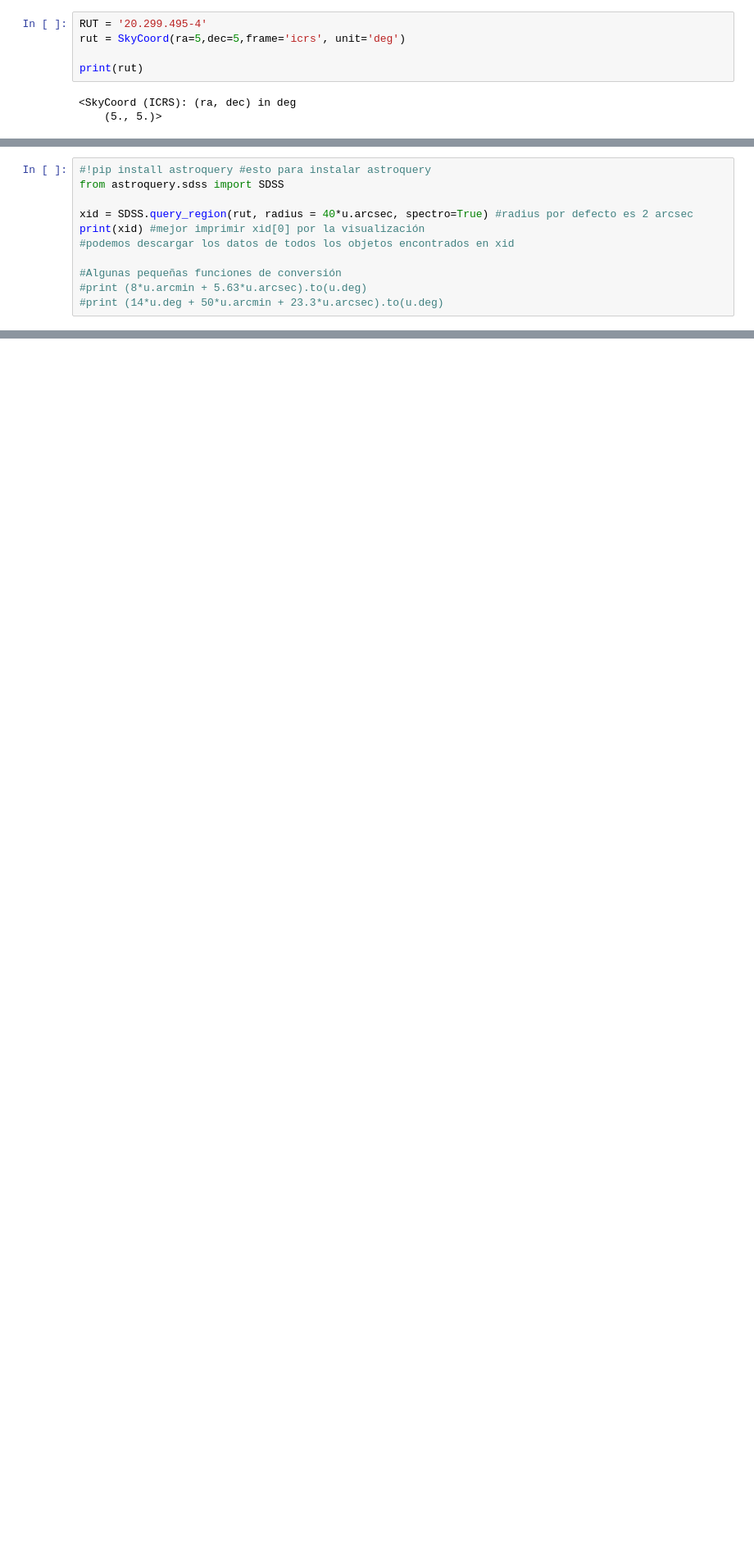
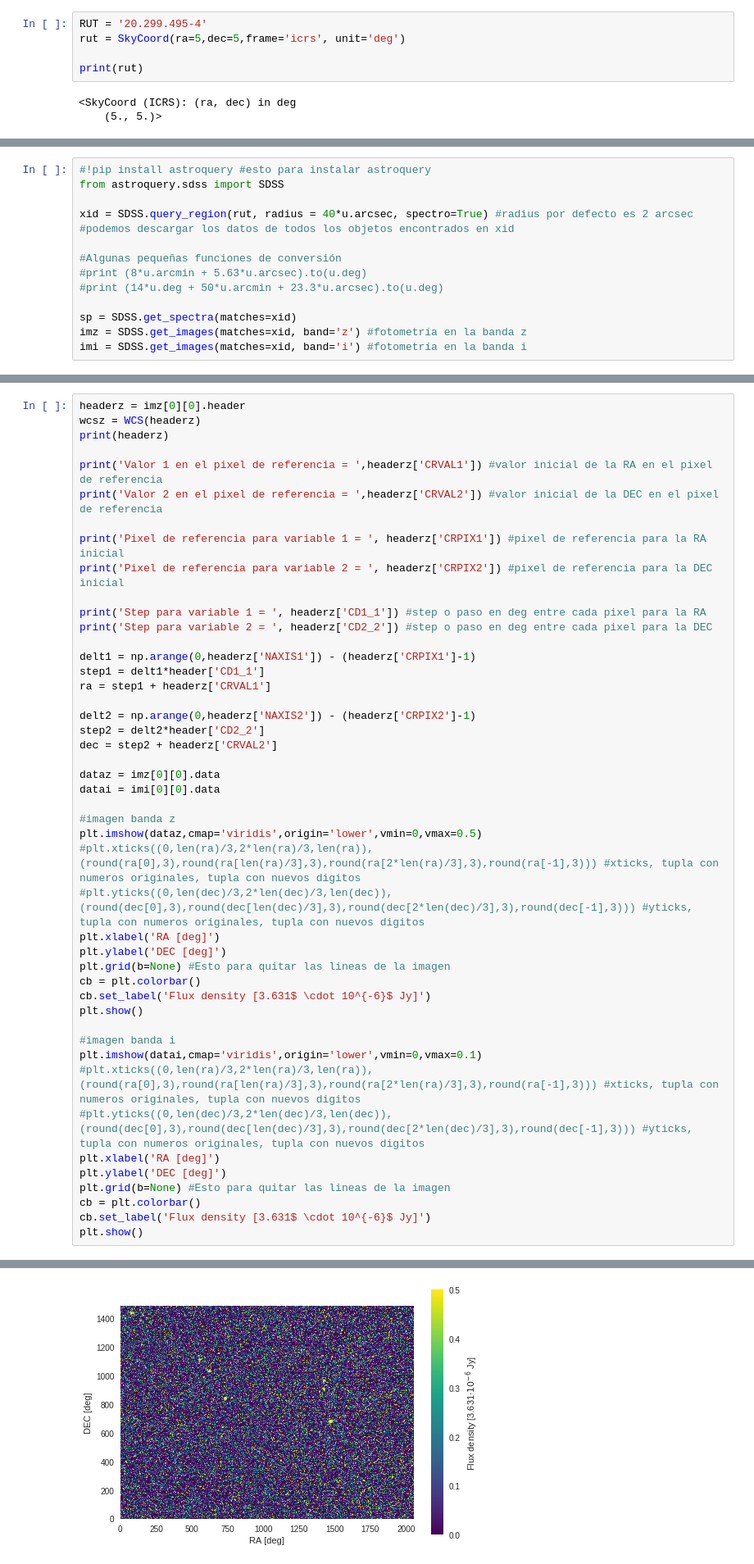
Before and after one commit to DiegoRomanCortes/minitarea4, a Jupyter notebook: minitarea4.ipynb, the cells around one changed output, grey strips where cells are left out. Shown: that part at 82% size. Drawn from its saved outputs; the diff is of its cells as text; blank space fills up the shorter version.

```diff
--- a/minitarea4.ipynb
+++ b/minitarea4.ipynb
@@ -273,10 +273,13 @@ Imprima en pantalla el WCS header de alguno de los fits fotometría, y proceda a
 from astroquery.sdss import SDSS
 
 xid = SDSS.query_region(rut, radius = 40*u.arcsec, spectro=True) #radius por defecto es 2 arcsec
-print(xid) #mejor imprimir xid[0] por la visualización
 #podemos descargar los datos de todos los objetos encontrados en xid
 
 #Algunas pequeñas funciones de conversión
 #print (8*u.arcmin + 5.63*u.arcsec).to(u.deg)
 #print (14*u.deg + 50*u.arcmin + 23.3*u.arcsec).to(u.deg)
+
+sp = SDSS.get_spectra(matches=xid)
+imz = SDSS.get_images(matches=xid, band='z') #fotometría en la banda z
+imi = SDSS.get_images(matches=xid, band='i') #fotometría en la banda i
 # %% [output]
@@ -285,0 +289,47 @@ print(xid) #mejor imprimir xid[0] por la visualización
+# %%
+headerz = imz[0][0].header
+wcsz = WCS(headerz)
+print(headerz)
+
+print('Valor 1 en el pixel de referencia = ',headerz['CRVAL1']) #valor inicial de la RA en el pixel de referencia
+print('Valor 2 en el pixel de referencia = ',headerz['CRVAL2']) #valor inicial de la DEC en el pixel de referencia
+
+print('Pixel de referencia para variable 1 = ', headerz['CRPIX1']) #pixel de referencia para la RA inicial
+print('Pixel de referencia para variable 2 = ', headerz['CRPIX2']) #pixel de referencia para la DEC inicial
+
+print('Step para variable 1 = ', headerz['CD1_1']) #step o paso en deg entre cada pixel para la RA
+print('Step para variable 2 = ', headerz['CD2_2']) #step o paso en deg entre cada pixel para la DEC
+
+delt1 = np.arange(0,headerz['NAXIS1']) - (headerz['CRPIX1']-1)
+step1 = delt1*header['CD1_1']
+ra = step1 + headerz['CRVAL1']
+
+delt2 = np.arange(0,headerz['NAXIS2']) - (headerz['CRPIX2']-1)
+step2 = delt2*header['CD2_2']
+dec = step2 + headerz['CRVAL2']
+
+dataz = imz[0][0].data
+datai = imi[0][0].data
+
+#imagen banda z
+plt.imshow(dataz,cmap='viridis',origin='lower',vmin=0,vmax=0.5)
+#plt.xticks((0,len(ra)/3,2*len(ra)/3,len(ra)),(round(ra[0],3),round(ra[len(ra)/3],3),round(ra[2*len(ra)/3],3),round(ra[-1],3))) #xticks, tupla con numeros originales, tupla con nuevos digitos
+#plt.yticks((0,len(dec)/3,2*len(dec)/3,len(dec)),(round(dec[0],3),round(dec[len(dec)/3],3),round(dec[2*len(dec)/3],3),round(dec[-1],3))) #yticks, tupla con numeros originales, tupla con nuevos digitos
+plt.xlabel('RA [deg]')
+plt.ylabel('DEC [deg]')
+plt.grid(b=None) #Esto para quitar las lineas de la imagen
+cb = plt.colorbar()
+cb.set_label('Flux density [3.631$ \cdot 10^{-6}$ Jy]')
+plt.show()
+
+#imagen banda i
+plt.imshow(datai,cmap='viridis',origin='lower',vmin=0,vmax=0.1)
+#plt.xticks((0,len(ra)/3,2*len(ra)/3,len(ra)),(round(ra[0],3),round(ra[len(ra)/3],3),round(ra[2*len(ra)/3],3),round(ra[-1],3))) #xticks, tupla con numeros originales, tupla con nuevos digitos
+#plt.yticks((0,len(dec)/3,2*len(dec)/3,len(dec)),(round(dec[0],3),round(dec[len(dec)/3],3),round(dec[2*len(dec)/3],3),round(dec[-1],3))) #yticks, tupla con numeros originales, tupla con nuevos digitos
+plt.xlabel('RA [deg]')
+plt.ylabel('DEC [deg]')
+plt.grid(b=None) #Esto para quitar las lineas de la imagen
+cb = plt.colorbar()
+cb.set_label('Flux density [3.631$ \cdot 10^{-6}$ Jy]')
+plt.show()
+# %% [output]
@@ -285,0 +345 @@ print(xid) #mejor imprimir xid[0] por la visualización
+[figure, added]
```
Also changed, not shown: parts of 3 cells of this notebook.
